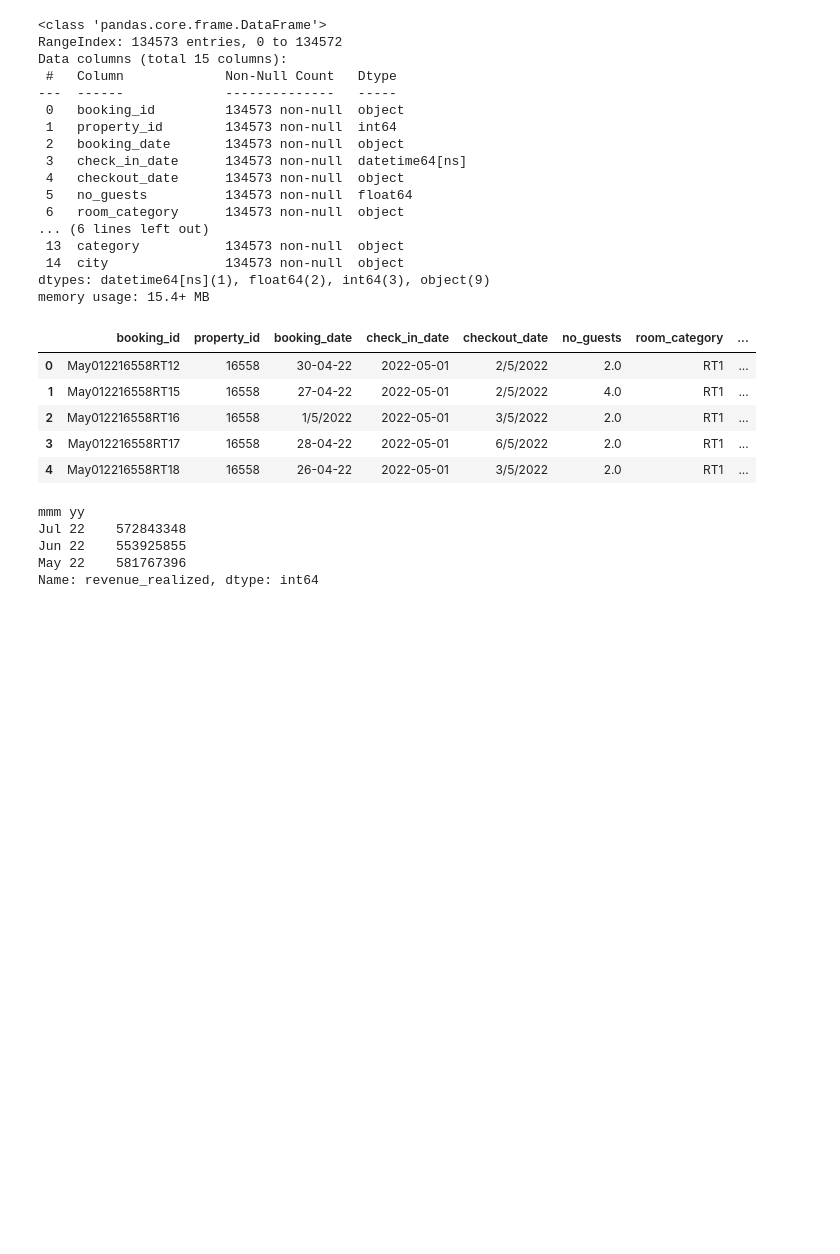
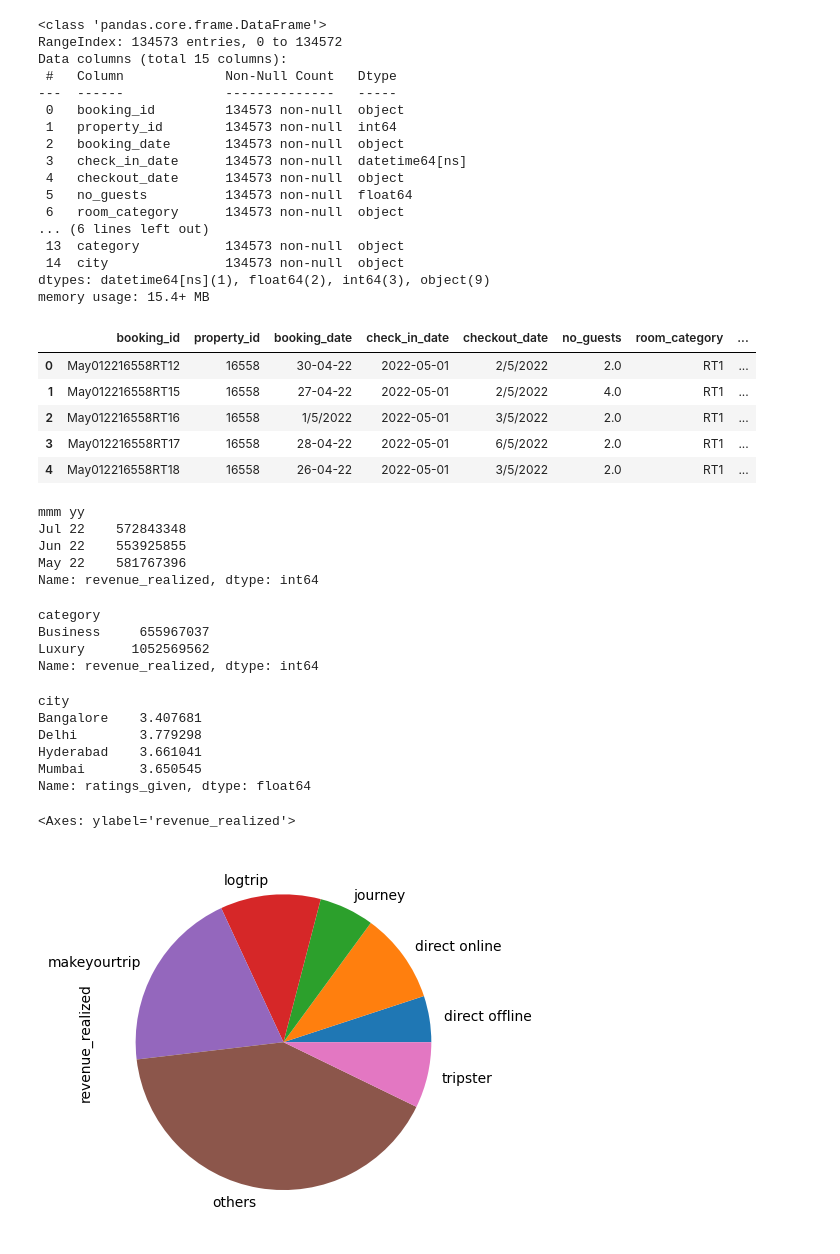
Before and after one commit to Prajwal-061/Data-Analysis-on-Hospitality-Domain, a Jupyter notebook: hotel_analysis.ipynb, the cells around one changed output. Saved outputs shown, nothing was run; the diff lists cells and outputs as text; code cells hidden in the pictures; blank space fills up the shorter version.

```diff
--- a/hotel_analysis.ipynb
+++ b/hotel_analysis.ipynb
@@ -805,3 +805,27 @@ Jul 22    572843348
 Jun 22    553925855
 May 22    581767396
 Name: revenue_realized, dtype: int64
+# %%
+#revenue realized per hotel type
+df_bookings_all.groupby("category")["revenue_realized"].sum()
+# %% [output]
+category
+Business     655967037
+Luxury      1052569562
+Name: revenue_realized, dtype: int64
+# %%
+# average rating per city
+df_bookings_all.groupby("city")["ratings_given"].mean()
+# %% [output]
+city
+Bangalore    3.407681
+Delhi        3.779298
+Hyderabad    3.661041
+Mumbai       3.650545
+Name: ratings_given, dtype: float64
+# %%
+
+df_bookings_all.groupby("booking_platform")["revenue_realized"].sum().plot(kind="pie")
+# %% [output]
+<Axes: ylabel='revenue_realized'>
+[figure, added]
```
